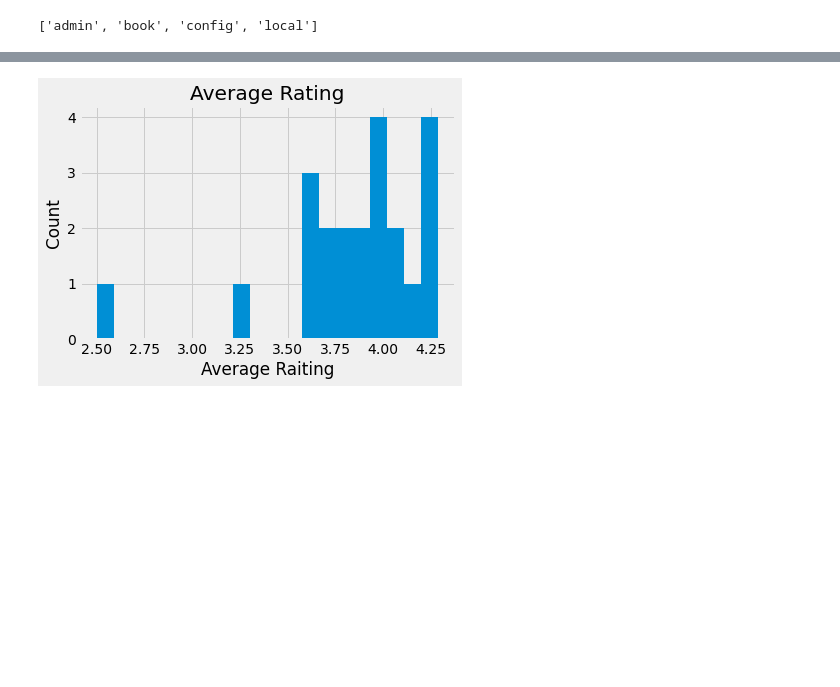
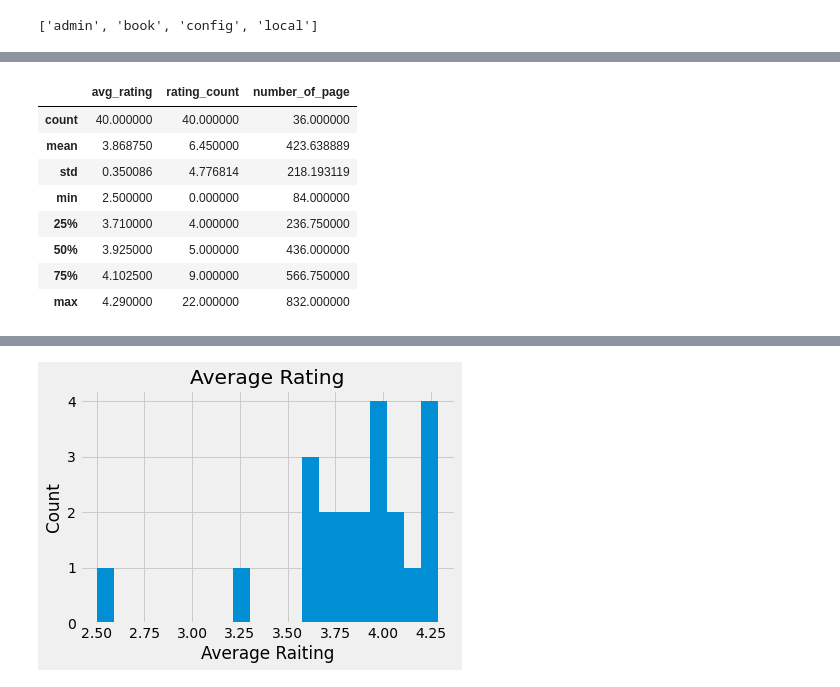
Before and after one commit to HailinDu/Capstone-Project-1, a Jupyter notebook: Cap1.ipynb, the cells around one changed output, grey strips where cells are left out. Saved outputs shown, nothing was run; the diff lists cells and outputs as text; code cells hidden in the pictures; blank space fills up the shorter version.

```diff
--- a/Cap1.ipynb
+++ b/Cap1.ipynb
@@ -336,3 +433,15 @@ df = pd.DataFrame(book_detail.find({},{'_id':False}))
+# %%
+df.describe()
+# %% [output]
+|  | avg_rating | rating_count | number_of_page |
+| count | 40.000000 | 40.000000 | 36.000000 |
+| mean | 3.868750 | 6.450000 | 423.638889 |
+| std | 0.350086 | 4.776814 | 218.193119 |
+| min | 2.500000 | 0.000000 | 84.000000 |
+| 25% | 3.710000 | 4.000000 | 236.750000 |
+| 50% | 3.925000 | 5.000000 | 436.000000 |
+| 75% | 4.102500 | 9.000000 | 566.750000 |
+| max | 4.290000 | 22.000000 | 832.000000 |
 # %%
 df.head(10)
 # %% [output]
```
Also changed, not shown: parts of 19 cells of this notebook, 1 other file.
